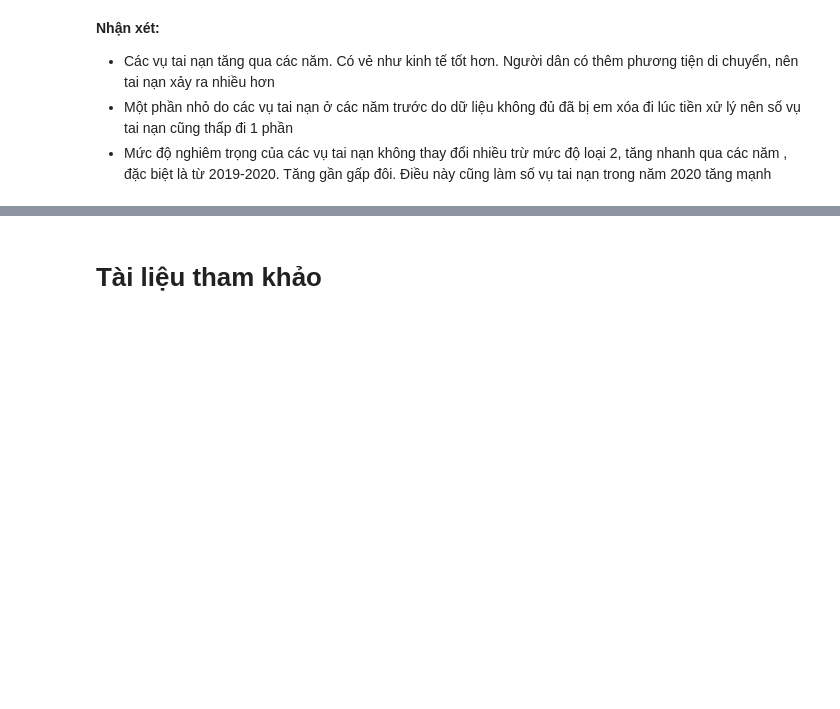
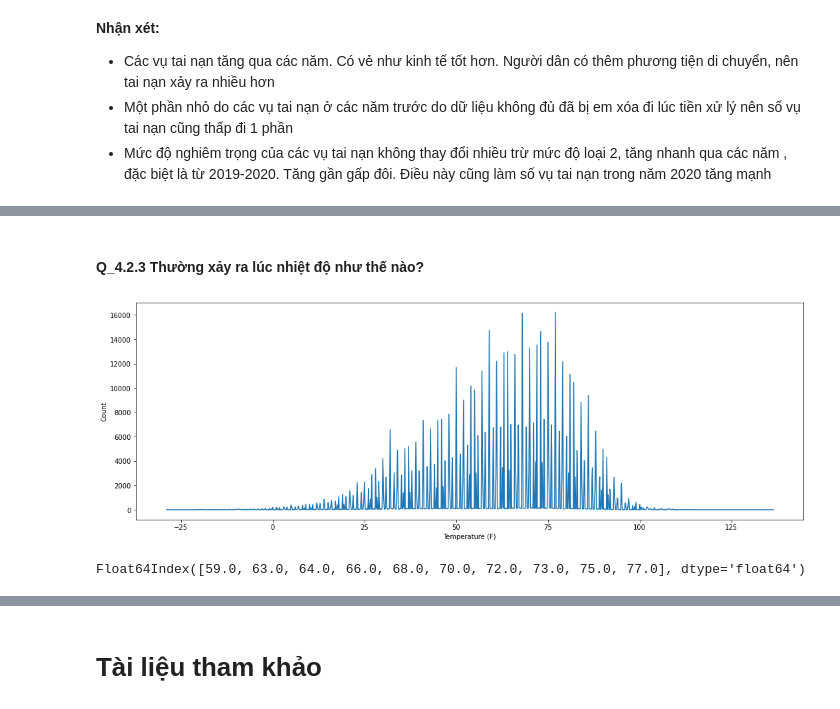
Before and after one commit to NguyenLam05200/FinalProject, a Jupyter notebook: Traffic_Accident_US.ipynb, the cells around one changed output, grey strips where cells are left out. Saved outputs shown, nothing was run; the diff lists cells and outputs as text; code cells hidden in the pictures; blank space fills up the shorter version.

```diff
--- a/Traffic_Accident_US.ipynb
+++ b/Traffic_Accident_US.ipynb
@@ -381,0 +507,17 @@ Q3_2.plot(kind='line',marker='o',xlabel='Year')
+# %% [markdown]
+#### Q_4.2.3 Thường xảy ra lúc nhiệt độ như thế nào?
+# %%
+temperature_serious = data_serious["Temperature(F)"].value_counts()
+temperature_serious = temperature_serious
+temperature_serious.sort_index().plot.line(xlabel=r"Temperature (F)",
+                                   ylabel=r"Count",
+                                   figsize=(18,6));
+# %% [output]
+[figure, added]
+# %%
+temperature_serious = temperature_serious.head(10)
+temperature_serious = temperature_serious.sort_index()
+temperature_serious = temperature_serious.index
+temperature_serious
+# %% [output]
+Float64Index([59.0, 63.0, 64.0, 66.0, 68.0, 70.0, 72.0, 73.0, 75.0, 77.0], dtype='float64')
```
Also changed, not shown: parts of 44 cells of this notebook, 3 other files.
